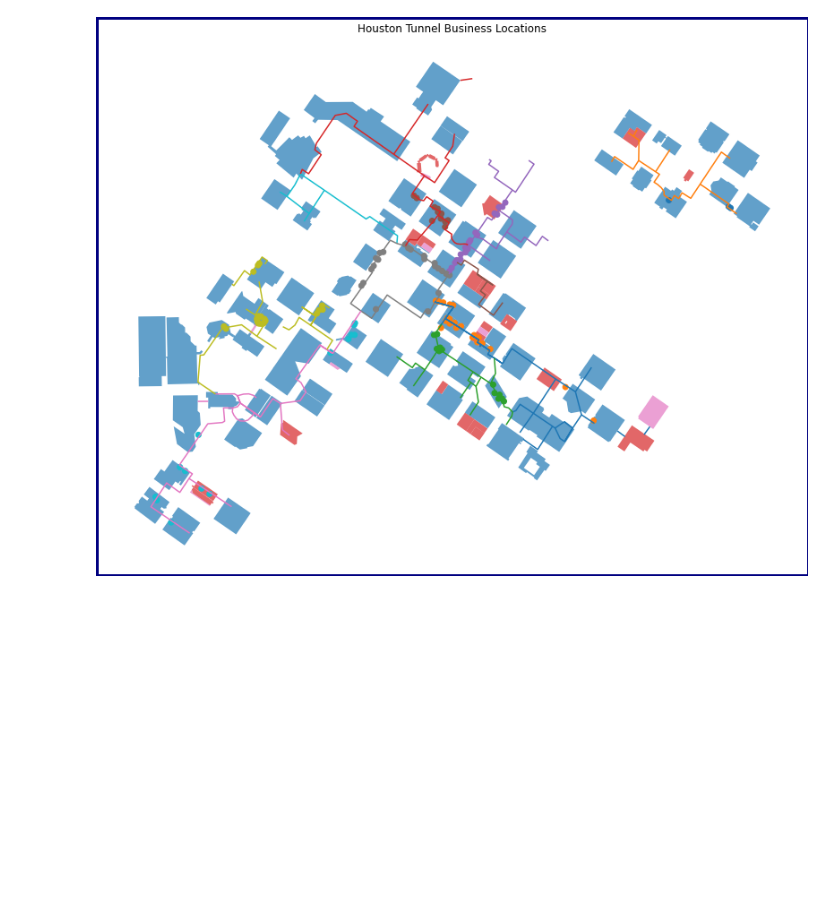
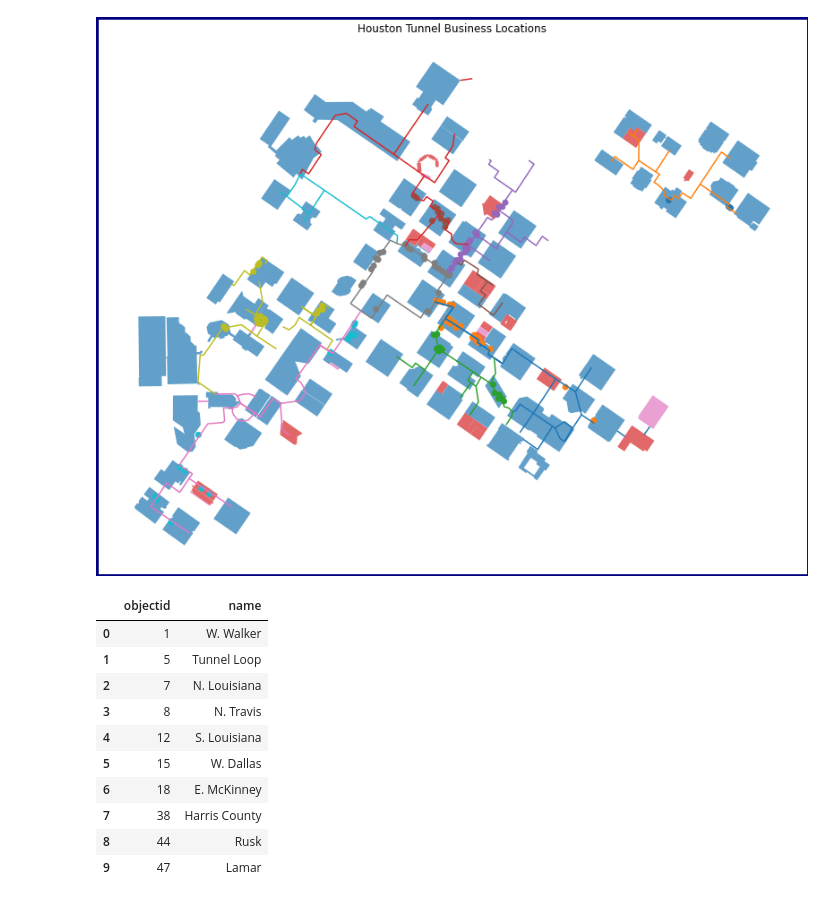
Before and after one commit to jorgegarcia1396/houston-tunnel-mapping, a Jupyter notebook: tunnels-eda.ipynb, the cells around one changed output. Saved outputs shown, nothing was run; the diff lists cells and outputs as text; code cells hidden in the pictures; blank space fills up the shorter version.

```diff
--- a/tunnels-eda.ipynb
+++ b/tunnels-eda.ipynb
@@ -172,3 +172,20 @@ plt.axis(False)
 plt.show()
 # %% [output]
 [figure]
+# %%
+# Create tunnel_objectid in business data frame.
+
+#business['tunnel_name'].unique()
+tunnels[['objectid', 'name']]
+# %% [output]
+|  | objectid | name |
+| 0 | 1 | W. Walker |
+| 1 | 5 | Tunnel Loop |
+| 2 | 7 | N. Louisiana |
+| 3 | 8 | N. Travis |
+| 4 | 12 | S. Louisiana |
+| 5 | 15 | W. Dallas |
+| 6 | 18 | E. McKinney |
+| 7 | 38 | Harris County |
+| 8 | 44 | Rusk |
+| 9 | 47 | Lamar |
```
Also changed, not shown: parts of 3 cells of this notebook.
